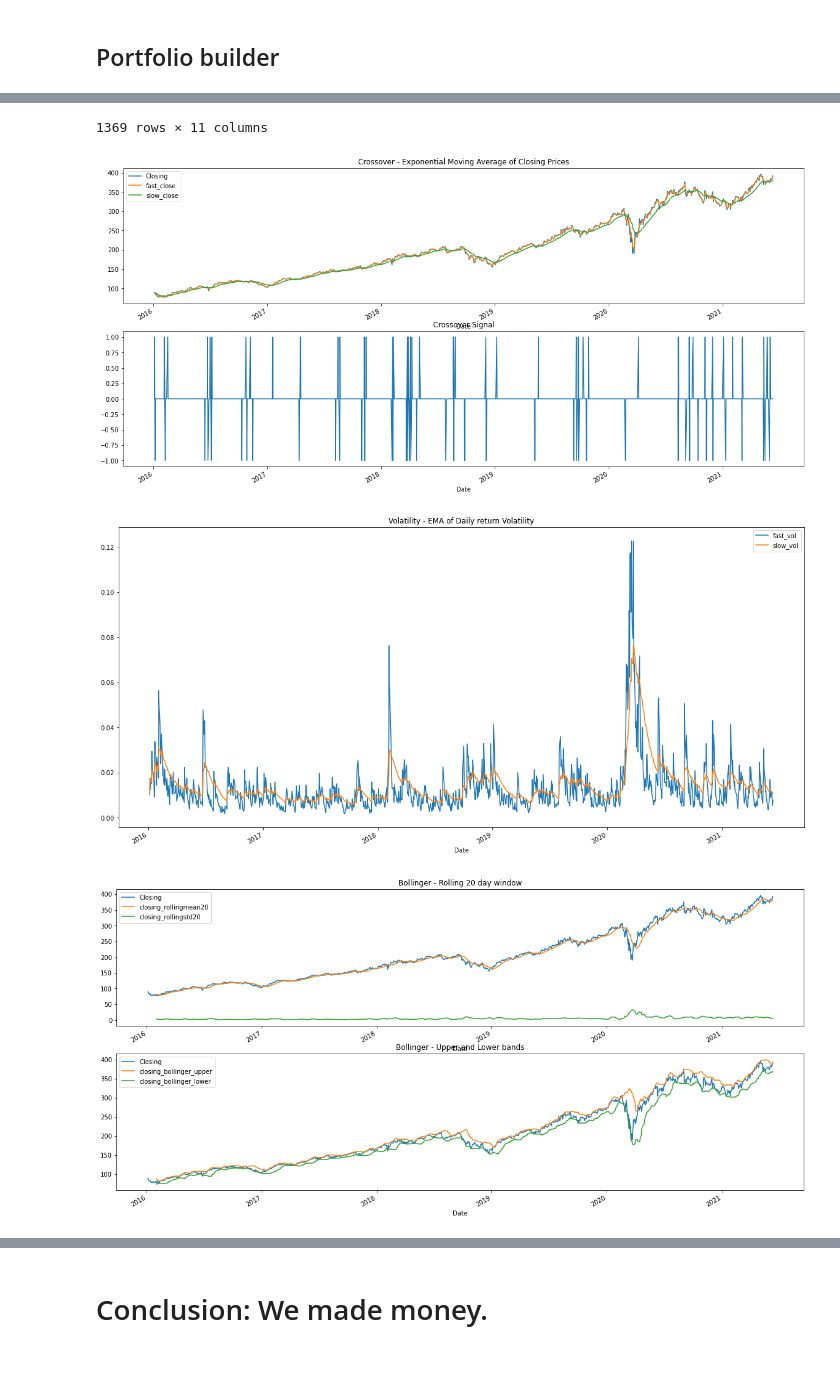
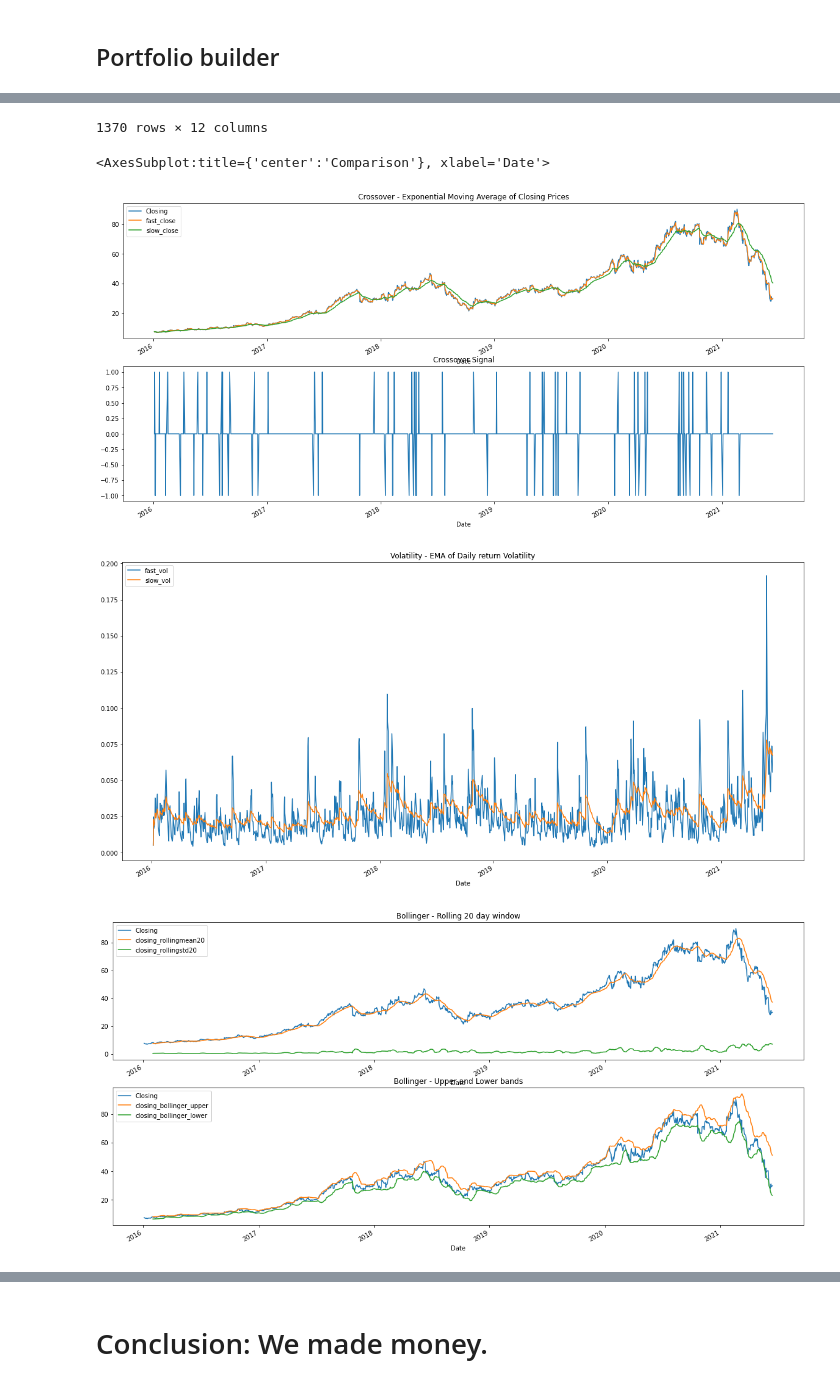
Before and after one commit to scolpan/etf_ml, a Jupyter notebook: InitialETF.ipynb, the cells around one changed output, grey strips where cells are left out. Saved outputs shown, nothing was run; the diff lists cells and outputs as text; code cells hidden in the pictures.

```diff
--- a/InitialETF.ipynb
+++ b/InitialETF.ipynb
@@ -16,13 +19,6 @@ from sklearn.ensemble import RandomForestRegressor
 #Prediction threshold
 pred_threshold_low = 0.2
 pred_threshold_high = 0.5
-
-#COVID-19 data features
-#Disabled = 0, Enabled = 1
-toggle_covid = 1
-
-#ETF show case mode. When enabled, it assumes a single ETF is being presented and it will display charts.
-etf_showcase = 0
 # %% [markdown]
 ## Data retrieval & cleanup
 # %%
@@ -323,14 +315,19 @@ def calculate_investment(predicted_df, wallet_weight):
 
     #Number of stocks that will be bought based on equity and given closing price
     num_stocks = 0
+    constant_num_stocks = 0
     investment_equity = 0
 
     wallet_history = []
     equity_history = []
     num_stocks_history = []
+    buyhold_equity_history = []
 
     #Set the initial wallet determined for this investment.
     investment_wallet = main_wallet * wallet_weight
+
+    #Set a buy and hold equity, for comparison.
+    buyhold_equity = investment_wallet
 
     #Get the total number of trading days
     trading_days = len(predicted_df)
@@ -375,14 +372,25 @@ def calculate_investment(predicted_df, wallet_weight):
             investment_equity = num_stocks * predicted_df['Closing'].iloc[i]
 
 
+
+        #Set buy and hold amount which we will buy and hold from the beginning to the end, for comparison.
+        if i == 0:
+            constant_num_stocks = buyhold_equity / predicted_df['Closing'].iloc[i]
+
+        buyhold_equity = constant_num_stocks * predicted_df['Closing'].iloc[i]
+
+
         wallet_history.append(investment_wallet)
         equity_history.append(investment_equity)
         num_stocks_history.append(num_stocks)
+        buyhold_equity_history.append(buyhold_equity)
+
 
     #Store the transaction history
     investment_df['wallet'] = wallet_history
     investment_df['equity'] = equity_history
     investment_df['num_stocks'] = num_stocks_history
+    investment_df['buyholdequity'] = buyhold_equity_history
 
     #Return the investment history
     return investment_df
@@ -580,18 +610,19 @@ display(portfolio_df)
 # %%
 toggle_covid = 0
 etf_showcase = 1
+showcase_ticker_name = 'TAL'
 # %%
-#Showcasing SPGI (at index 50 in our list of ETFs)
+#Showcasing a single ticker
 
-ticker_name = etf_closing.columns[50]
+#ticker_name = etf_closing.columns[50]
 
 ticker_df = pd.DataFrame()
 #predicted_df = pd.DataFrame()
 
-ticker_df['Closing'] = etf_closing.iloc[:,50]
+ticker_df['Closing'] = etf_closing[showcase_ticker_name]
 
 #Build model and get predictions.
-predicted_df = build_model(ticker_df, ticker_name)
+predicted_df = build_model(ticker_df, showcase_ticker_name)
 
 
 #Simulate an investment portfolio based on predictions.
@@ -606,10 +637,19 @@ portfolio_df = pd.concat([predicted_df, investment_df], axis='columns', join='in
 #portfolio_results.append([ticker_name, final_equity])
 
 #Export to CSV
-portfolio_df.to_csv(ticker_name + '_Algo_Trading.csv')
+portfolio_df.to_csv(showcase_ticker_name + '_Algo_Trading_without_COVID.csv')
 
 
 display(portfolio_df)
+
+
+#Have a column that takes equity if wallet = 0 and vice versa. This is to compare ml results with buy and hold results
+portfolio_df['wallet_equity'] = np.where(portfolio_df['wallet'] > 0, portfolio_df['wallet'], portfolio_df['equity'])
+
+
+
+
+portfolio_df[["wallet_equity","buyholdequity"]].plot(figsize=(20, 10), title='Comparison')
 # %% [output]
 |  | Closing | Returns | crossover_signal | voltrend_signal | bollinger_signal | Positive Return | ... |
 | Date |  |  |  |  |  |  | ... |
@@ -627,4 +667,5 @@ display(portfolio_df)
-1369 rows × 11 columns
+1370 rows × 12 columns
+<AxesSubplot:title={'center':'Comparison'}, xlabel='Date'>
-[figure, old version]
+[figure, new version]
-[figure, old version]
+[figure, new version]
-[figure, old version]
+[figure, new version]
```
Also changed, not shown: parts of 15 cells of this notebook.
